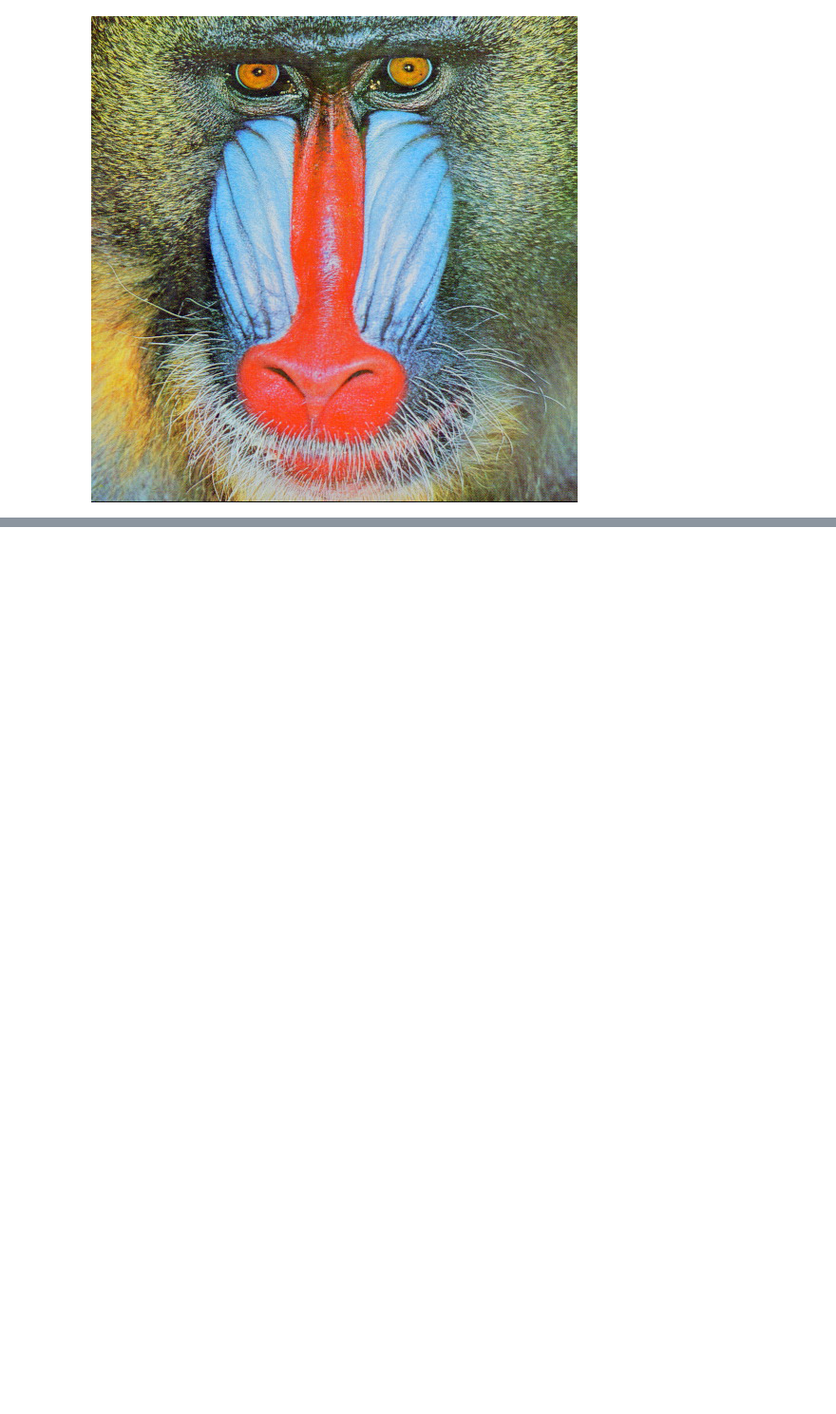
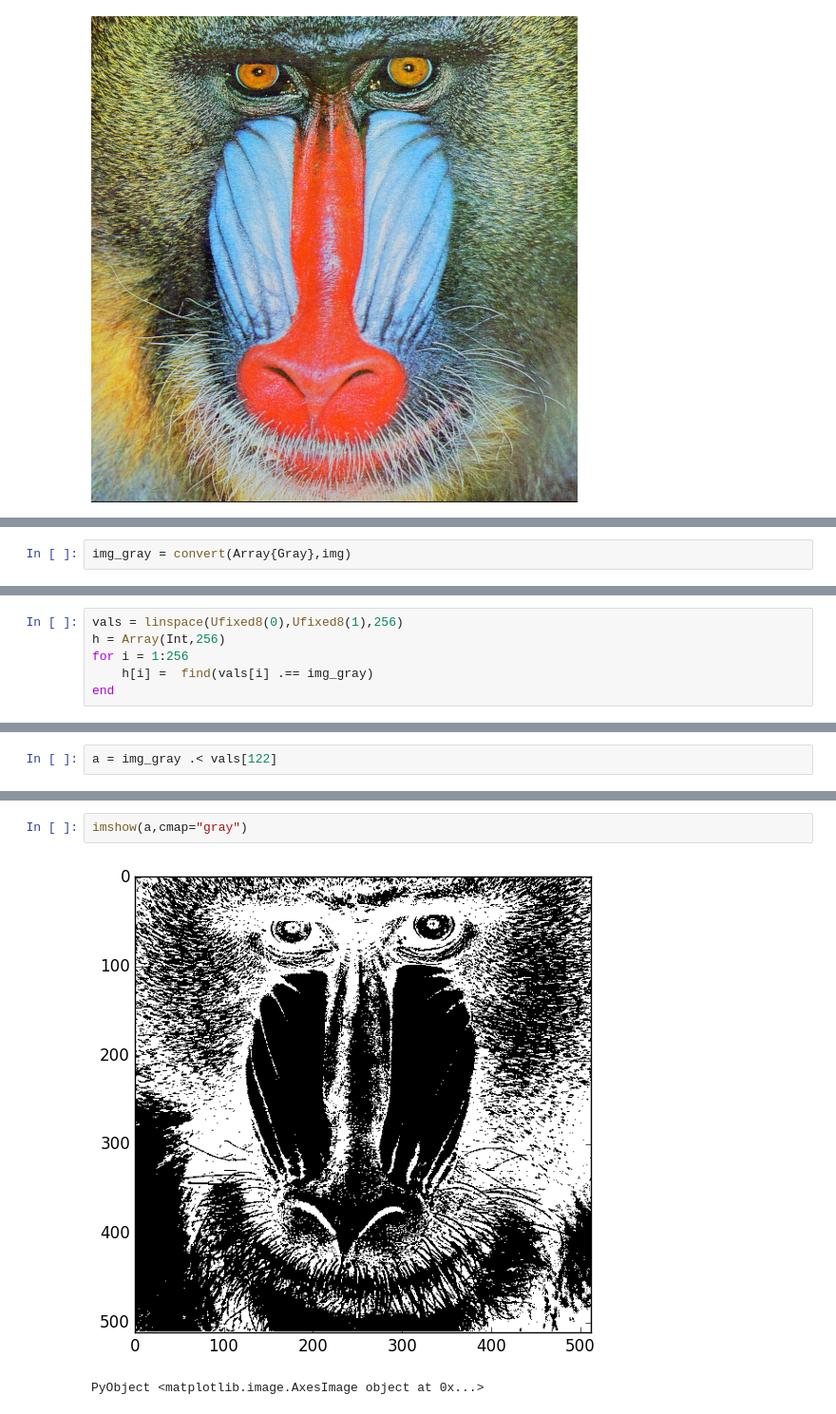
Before and after one commit to elsuizo/Practicas_vision, a Jupyter notebook: Practica1/Julia/pruebas_histogram.ipynb, the cells around one changed output, grey strips where cells are left out. Shown at 95% size. Saved outputs shown, nothing was run; the diff lists cells and outputs as text; blank space fills up the shorter version.

```diff
--- a/Practica1/Julia/pruebas_histogram.ipynb
+++ b/Practica1/Julia/pruebas_histogram.ipynb
@@ -10,0 +7,2 @@ while loading In[18], in expression starting on line 1
+# %%
+img_gray = convert(Array{Gray},img)
@@ -10,0 +143,6 @@ while loading In[18], in expression starting on line 1
+# %%
+vals = linspace(Ufixed8(0),Ufixed8(1),256)
+h = Array(Int,256)
+for i = 1:256
+    h[i] =  find(vals[i] .== img_gray)
+end
@@ -10,0 +172,2 @@ while loading In[18], in expression starting on line 1
+# %%
+a = img_gray .< vals[122]
@@ -10,0 +196,5 @@ while loading In[18], in expression starting on line 1
+# %%
+imshow(a,cmap="gray")
+# %% [output]
+[figure, added]
+PyObject <matplotlib.image.AxesImage object at 0x...>
```
Also changed, not shown: parts of 24 cells of this notebook, 2 other files.
